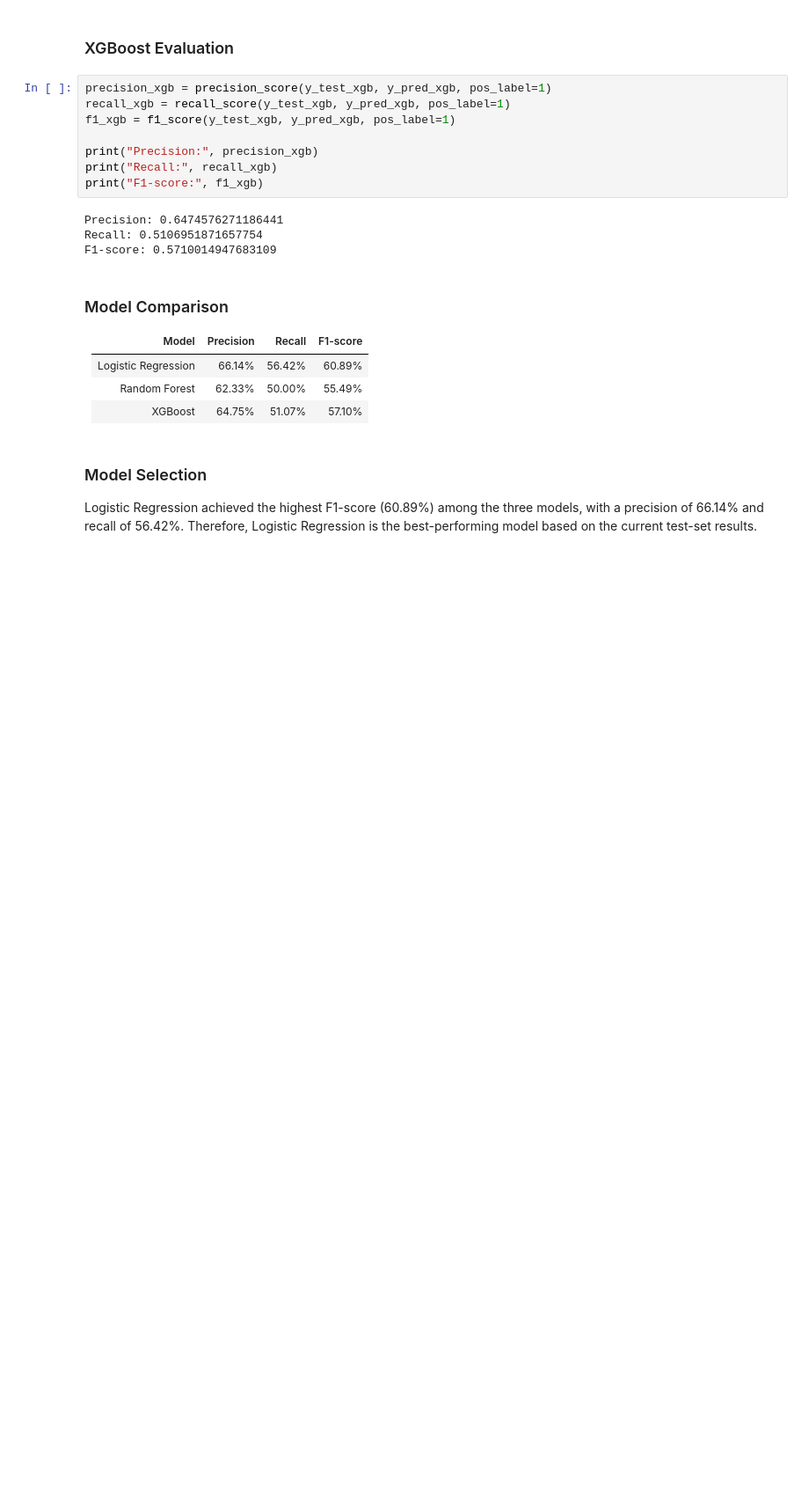
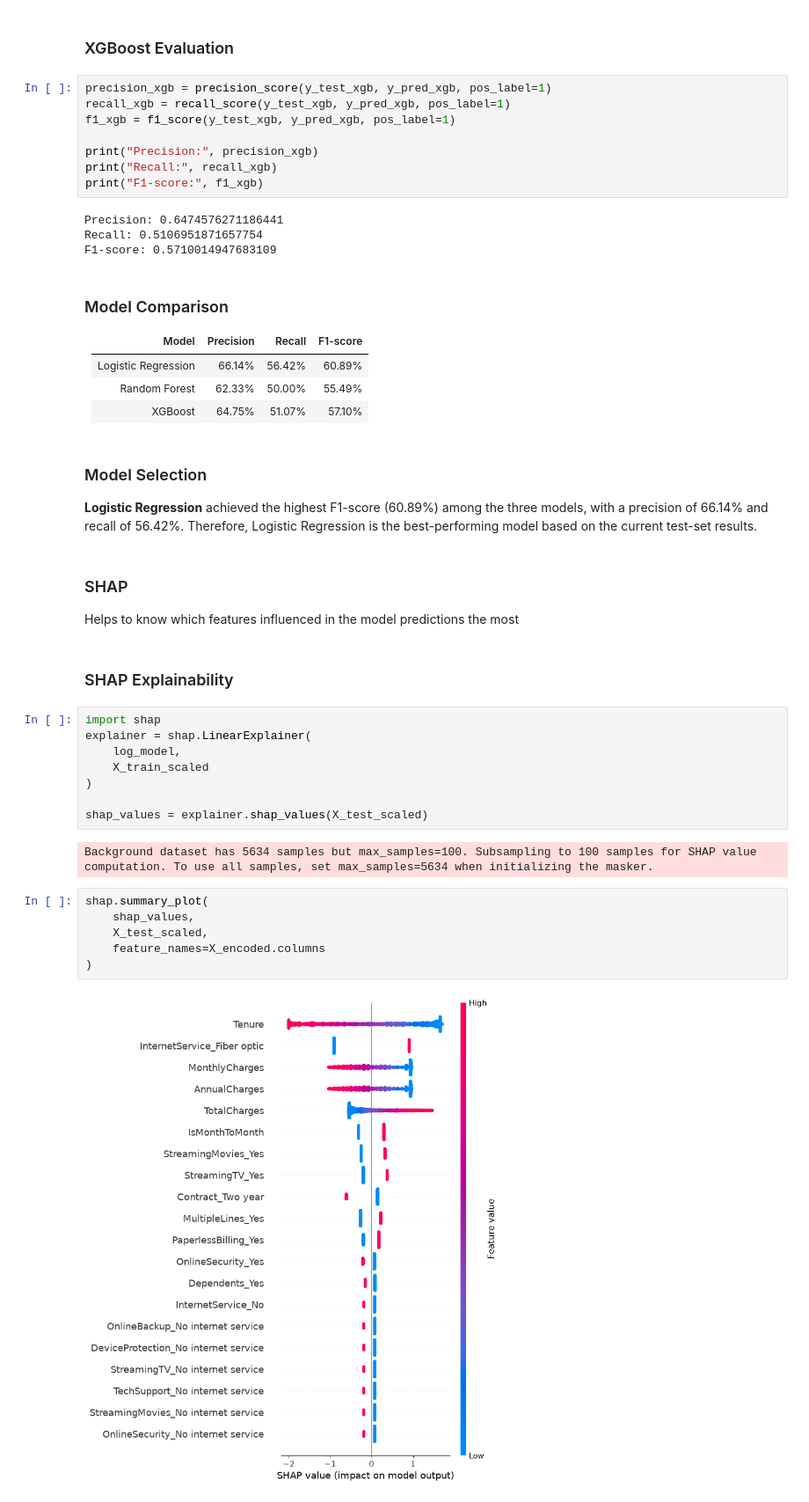
Before and after one commit to AbhijithAJ3/customer-churn-ltv, a Jupyter notebook: notebooks/03_feature_engineering.ipynb, the cells around one changed output. Shown at 88% size. Cells and saved outputs as stored; diff of their text form; blank space fills up the shorter version.

Commit message:
Complete Week 2 churn modeling and SHAP analysis

```diff
--- a/notebooks/03_feature_engineering.ipynb
+++ b/notebooks/03_feature_engineering.ipynb
@@ -646,4 +646,27 @@ F1-score: 0.5710014947683109
 # %% [markdown]
 ### Model Selection
 
-Logistic Regression achieved the highest F1-score (60.89%) among the three models, with a precision of 66.14% and recall of 56.42%. Therefore, Logistic Regression is the best-performing model based on the current test-set results.
+**Logistic Regression** achieved the highest F1-score (60.89%) among the three models, with a precision of 66.14% and recall of 56.42%. Therefore, Logistic Regression is the best-performing model based on the current test-set results.
+# %% [markdown]
+### SHAP
+Helps to know which features influenced in the model predictions the most
+# %% [markdown]
+### SHAP Explainability
+# %%
+import shap
+explainer = shap.LinearExplainer(
+    log_model,
+    X_train_scaled
+)
+
+shap_values = explainer.shap_values(X_test_scaled)
+# %% [output]
+Background dataset has 5634 samples but max_samples=100. Subsampling to 100 samples for SHAP value computation. To use all samples, set max_samples=5634 when initializing the masker.
+# %%
+shap.summary_plot(
+    shap_values,
+    X_test_scaled,
+    feature_names=X_encoded.columns
+)
+# %% [output]
+[figure, added]
```
Also changed, not shown: parts of 1 cell of this notebook.
